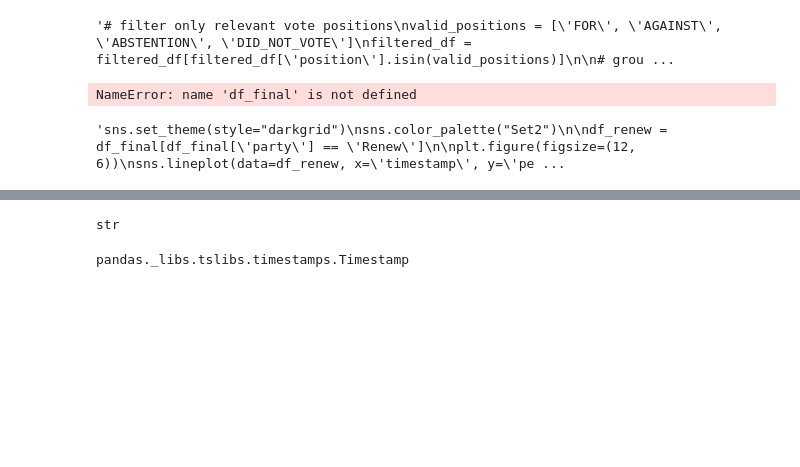
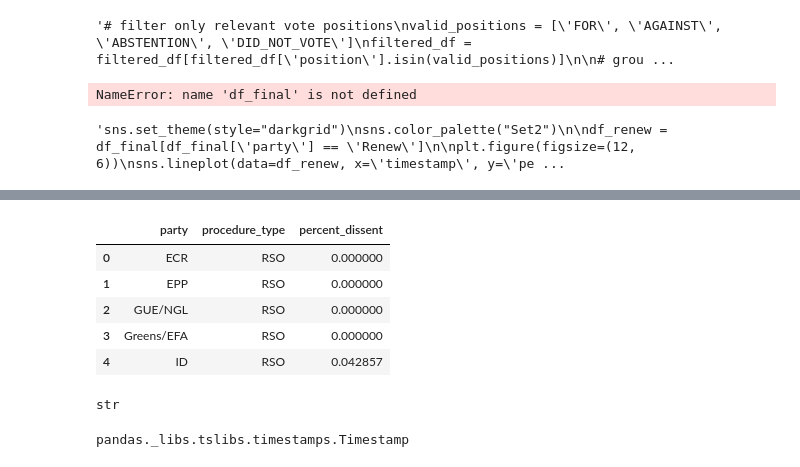
Before and after one commit to siennaboos/PartyLoyaltyProject, a Jupyter notebook: ml-src/ml2_logreg.ipynb, the cells around one changed output, grey strips where cells are left out. Drawn from its saved outputs; the diff is of its cells as text; code cells hidden in the pictures; blank space fills up the shorter version.

```diff
--- a/ml-src/ml2_logreg.ipynb
+++ b/ml-src/ml2_logreg.ipynb
@@ -114,3 +114,13 @@ df_final.head()
 | 2 | GUE/NGL | 135091 | RSO | 2021-07-08 15:53:14.480 | 39 | 0 | 0 | 0 | ... |
 | 3 | Greens/EFA | 135091 | RSO | 2021-07-08 15:53:14.480 | 71 | 0 | 0 | 2 | ... |
 | 4 | ID | 135091 | RSO | 2021-07-08 15:53:14.480 | 67 | 3 | 0 | 1 | ... |
+# %%
+df_logreg = df_final[['party', 'procedure_type', 'percent_dissent']]
+df_logreg.head()
+# %% [output]
+|  | party | procedure_type | percent_dissent |
+| 0 | ECR | RSO | 0.000000 |
+| 1 | EPP | RSO | 0.000000 |
+| 2 | GUE/NGL | RSO | 0.000000 |
+| 3 | Greens/EFA | RSO | 0.000000 |
+| 4 | ID | RSO | 0.042857 |
```
Also changed, not shown: parts of 1 cell of this notebook.
